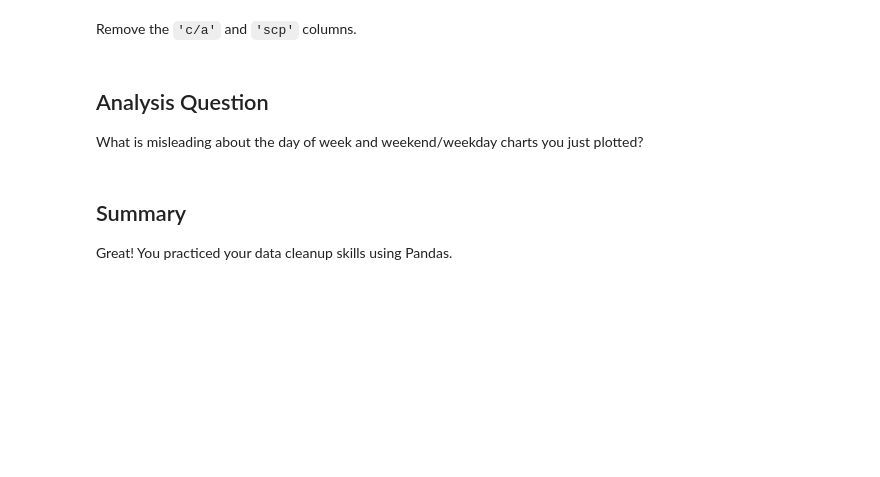
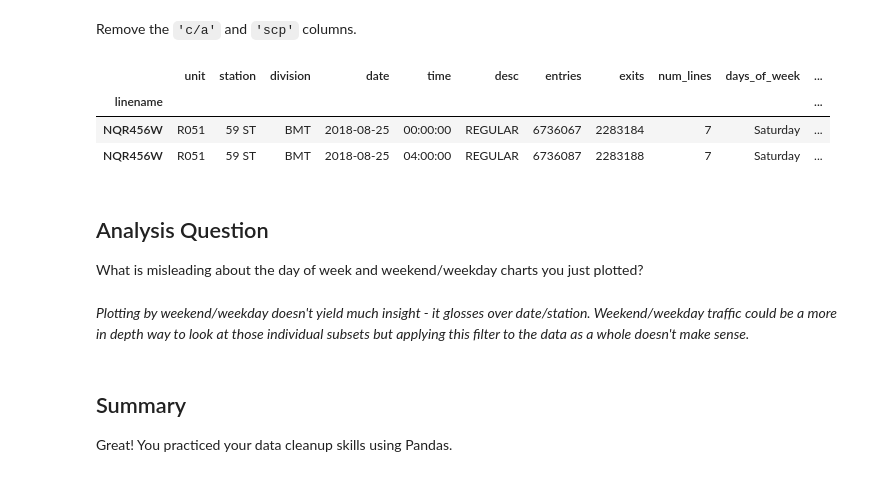
Before and after one commit to halemade/dsc-pandas-series-and-dataframes-lab, a Jupyter notebook: index.ipynb, the cells around one changed output. Drawn from its saved outputs; the diff is of its cells as text; code cells hidden in the pictures; blank space fills up the shorter version.

```diff
--- a/index.ipynb
+++ b/index.ipynb
@@ -107,0 +84,5 @@ Index(['c/a', 'unit', 'scp', 'station', 'division', 'date', 'time', 'desc',
+# %%
+print(df['date'].dtype)
+df['date'] = pd.to_datetime(df['date'])
+df['days_of_week'] = df['date'].dt.day_name()
+df.columns
@@ -134,9 +129,15 @@ plt.show()
 # %% [markdown]
 Remove the `'c/a'` and `'scp'` columns.
-# %%
-# Remove the 'c/a' and 'scp' columns
-df = None
-df.head(2)
+# %%
+df= df.drop('c/a',axis=1)
+df = df.drop('scp', axis=1)
+
+df.head(2)
+# %% [output]
+|  | unit | station | division | date | time | desc | entries | exits | num_lines | days_of_week | ... |
+| linename |  |  |  |  |  |  |  |  |  |  | ... |
+| NQR456W | R051 | 59 ST | BMT | 2018-08-25 | 00:00:00 | REGULAR | 6736067 | 2283184 | 7 | Saturday | ... |
+| NQR456W | R051 | 59 ST | BMT | 2018-08-25 | 04:00:00 | REGULAR | 6736087 | 2283188 | 7 | Saturday | ... |
 # %% [markdown]
 ## Analysis Question
 
@@ -146,3 +145,5 @@ What is misleading about the day of week and weekend/weekday charts you just plo
+# %% [markdown]
+*Plotting by weekend/weekday doesn't yield much insight - it glosses over date/station. Weekend/weekday traffic could be a more in depth way to look at those individual subsets but applying this filter to the data as a whole doesn't make sense.*
 # %% [markdown]
 ## Summary
 
```
Also changed, not shown: parts of 9 cells of this notebook.
